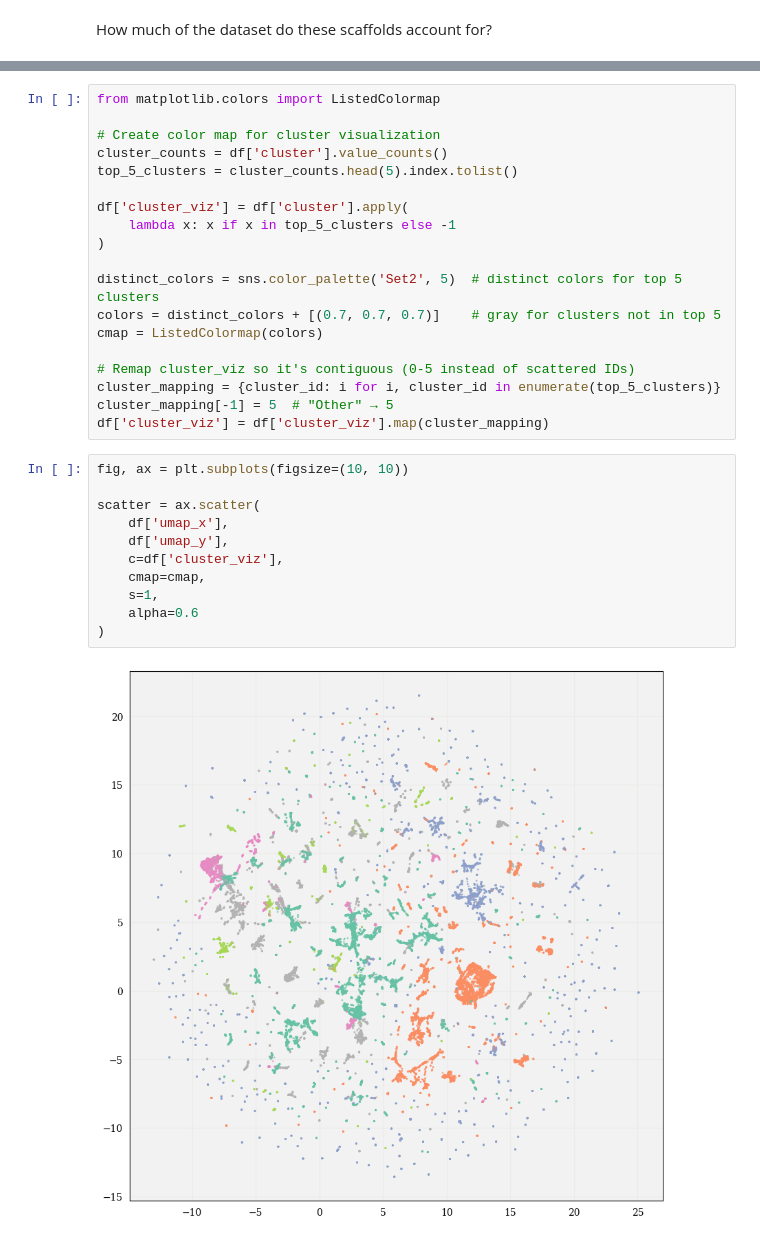
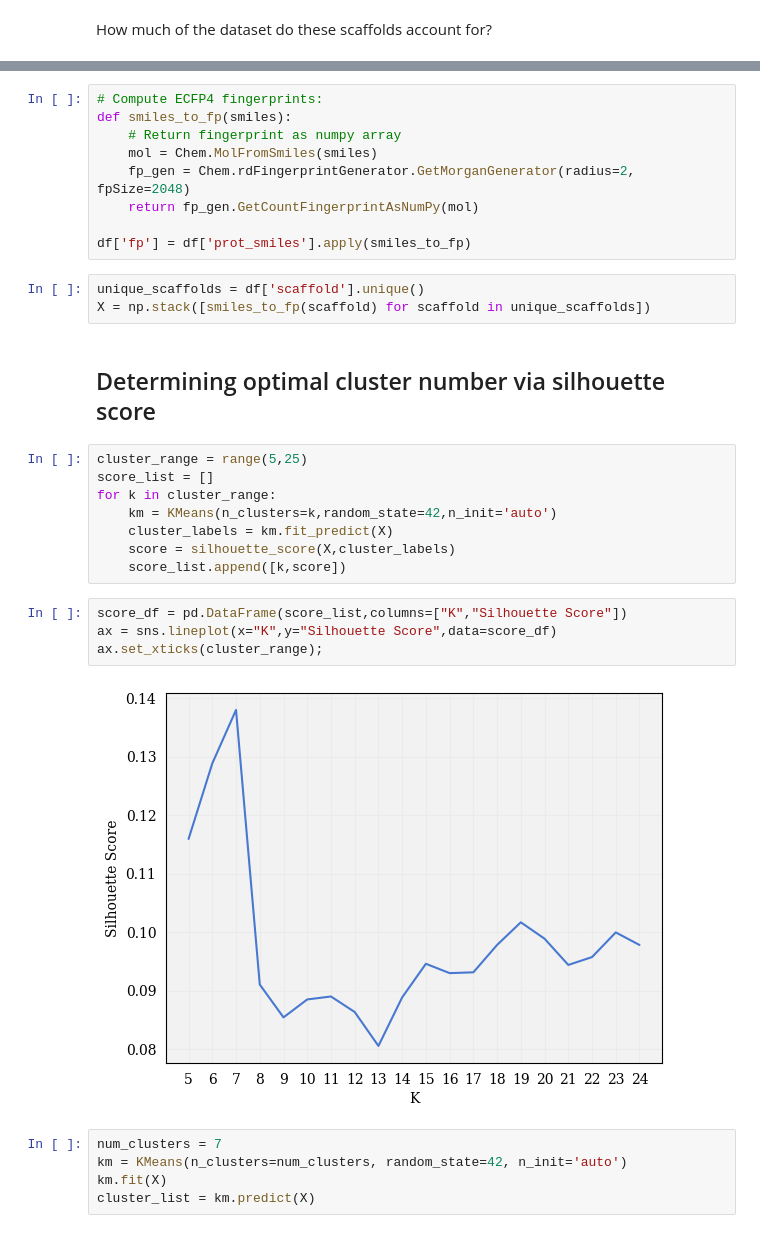
Before and after one commit to wvirany/mfal, a Jupyter notebook: experiments/01_EDA/eda.ipynb, the cells around one changed output, grey strips where cells are left out. Drawn from its saved outputs; the diff is of its cells as text.

Commit message:
Finished clustering for EDA

```diff
--- a/experiments/01_EDA/eda.ipynb
+++ b/experiments/01_EDA/eda.ipynb
@@ -496,32 +362,33 @@ cbar2.set_label('MMGBSA Score', fontsize=10)
-# %%
-from matplotlib.colors import ListedColormap
-
-# Create color map for cluster visualization
-cluster_counts = df['cluster'].value_counts()
-top_5_clusters = cluster_counts.head(5).index.tolist()
-
-df['cluster_viz'] = df['cluster'].apply(
-    lambda x: x if x in top_5_clusters else -1
-)
-
-distinct_colors = sns.color_palette('Set2', 5)  # distinct colors for top 5 clusters
-colors = distinct_colors + [(0.7, 0.7, 0.7)]    # gray for clusters not in top 5
-cmap = ListedColormap(colors)
-
-# Remap cluster_viz so it's contiguous (0-5 instead of scattered IDs)
-cluster_mapping = {cluster_id: i for i, cluster_id in enumerate(top_5_clusters)}
-cluster_mapping[-1] = 5  # "Other" → 5
-df['cluster_viz'] = df['cluster_viz'].map(cluster_mapping)
-# %%
-fig, ax = plt.subplots(figsize=(10, 10))
-
-scatter = ax.scatter(
-    df['umap_x'],
-    df['umap_y'],
-    c=df['cluster_viz'],
-    cmap=cmap,
-    s=1,
-    alpha=0.6
-)
-# %% [output]
-[figure, removed]
+# %%
+# Compute ECFP4 fingerprints:
+def smiles_to_fp(smiles):
+    # Return fingerprint as numpy array
+    mol = Chem.MolFromSmiles(smiles)
+    fp_gen = Chem.rdFingerprintGenerator.GetMorganGenerator(radius=2, fpSize=2048)
+    return fp_gen.GetCountFingerprintAsNumPy(mol)
+
+df['fp'] = df['prot_smiles'].apply(smiles_to_fp)
+# %%
+unique_scaffolds = df['scaffold'].unique()
+X = np.stack([smiles_to_fp(scaffold) for scaffold in unique_scaffolds])
+# %% [markdown]
+## Determining optimal cluster number via silhouette score
+# %%
+cluster_range = range(5,25)
+score_list = []
+for k in cluster_range:
+    km = KMeans(n_clusters=k,random_state=42,n_init='auto')
+    cluster_labels = km.fit_predict(X)
+    score = silhouette_score(X,cluster_labels)
+    score_list.append([k,score])
+# %%
+score_df = pd.DataFrame(score_list,columns=["K","Silhouette Score"])
+ax = sns.lineplot(x="K",y="Silhouette Score",data=score_df)
+ax.set_xticks(cluster_range);
+# %% [output]
+[figure, added]
+# %%
+num_clusters = 7
+km = KMeans(n_clusters=num_clusters, random_state=42, n_init='auto')
+km.fit(X)
+cluster_list = km.predict(X)
```
Also changed, not shown: parts of 39 cells of this notebook.
